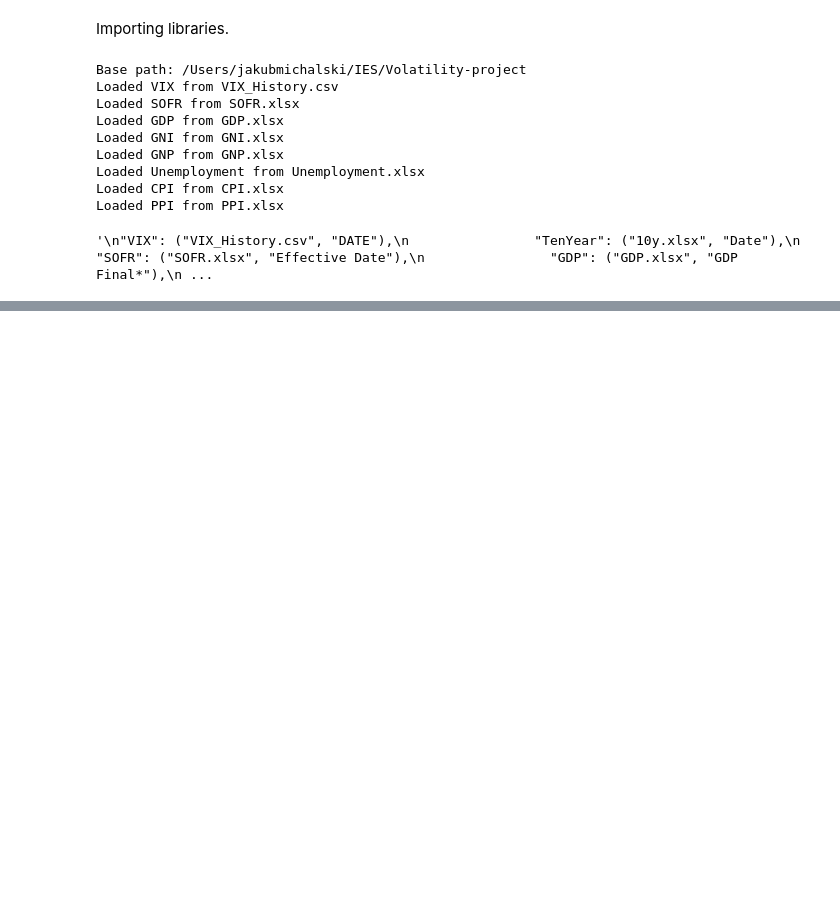
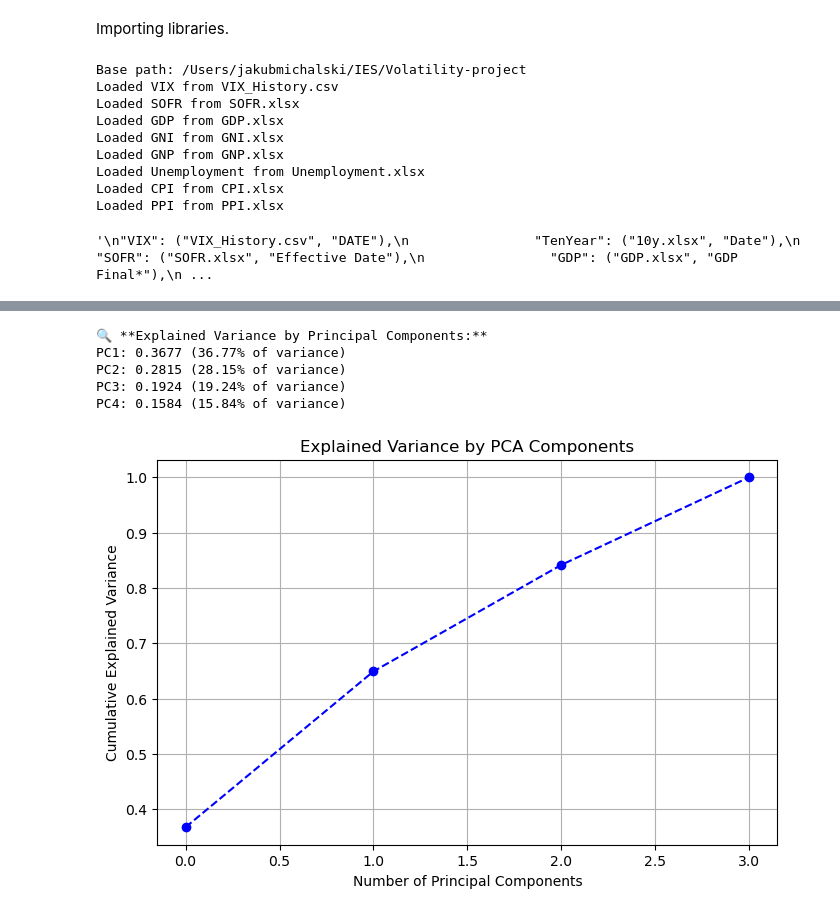
Before and after one commit to TimoGit9/Volatility-project, a Jupyter notebook: main.ipynb, the cells around one changed output, grey strips where cells are left out. Drawn from its saved outputs; the diff is of its cells as text; code cells hidden in the pictures; blank space fills up the shorter version.

```diff
--- a/main.ipynb
+++ b/main.ipynb
@@ -55,0 +115,26 @@ dataset = dataPreprocessor.SetSameInterval()
+# %%
+from sklearn.preprocessing import StandardScaler
+from sklearn.decomposition import PCA
+macro_features = ["GDP_Final", "Unemployment_Rate", "CPI", "PPI"]
+scaler = StandardScaler()
+df_scaled = scaler.fit_transform(dataset[macro_features])
+pca = PCA(n_components=len(macro_features))
+principal_components = pca.fit_transform(df_scaled)
+explained_variance = pca.explained_variance_ratio_
+print("\n🔍 **Explained Variance by Principal Components:**")
+for i, var in enumerate(explained_variance):
+    print(f"PC{i+1}: {var:.4f} ({var * 100:.2f}% of variance)")
+plt.figure(figsize=(8,5))
+plt.plot(np.cumsum(explained_variance), marker='o', linestyle='--', color='b')
+plt.xlabel('Number of Principal Components')
+plt.ylabel('Cumulative Explained Variance')
+plt.title('Explained Variance by PCA Components')
+plt.grid()
+plt.show()
+# %% [output]
+🔍 **Explained Variance by Principal Components:**
+PC1: 0.3677 (36.77% of variance)
+PC2: 0.2815 (28.15% of variance)
+PC3: 0.1924 (19.24% of variance)
+PC4: 0.1584 (15.84% of variance)
+[figure, added]
```
Also changed, not shown: parts of 8 cells of this notebook, 2 other files.
